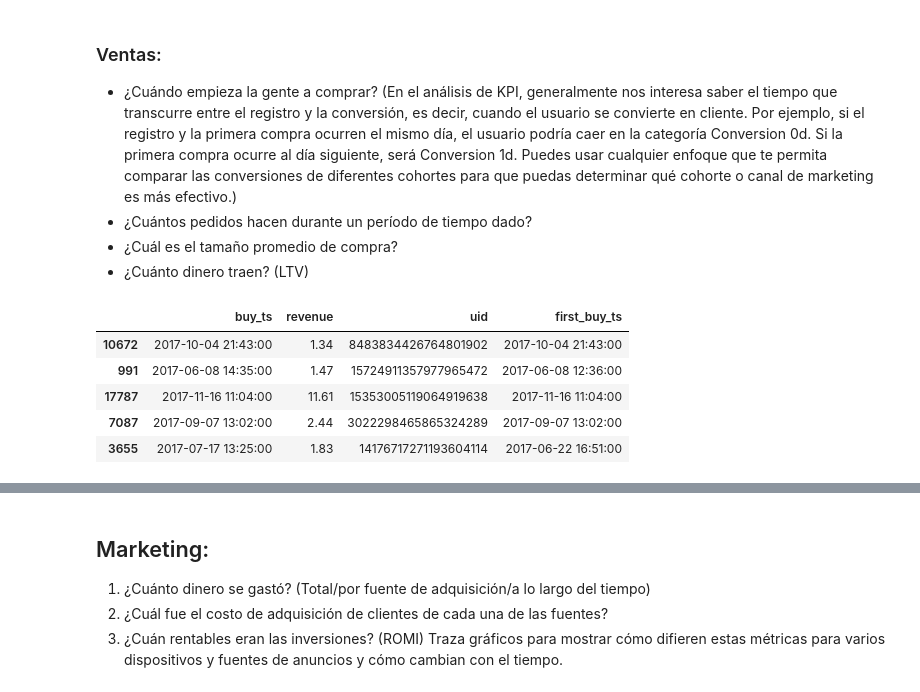
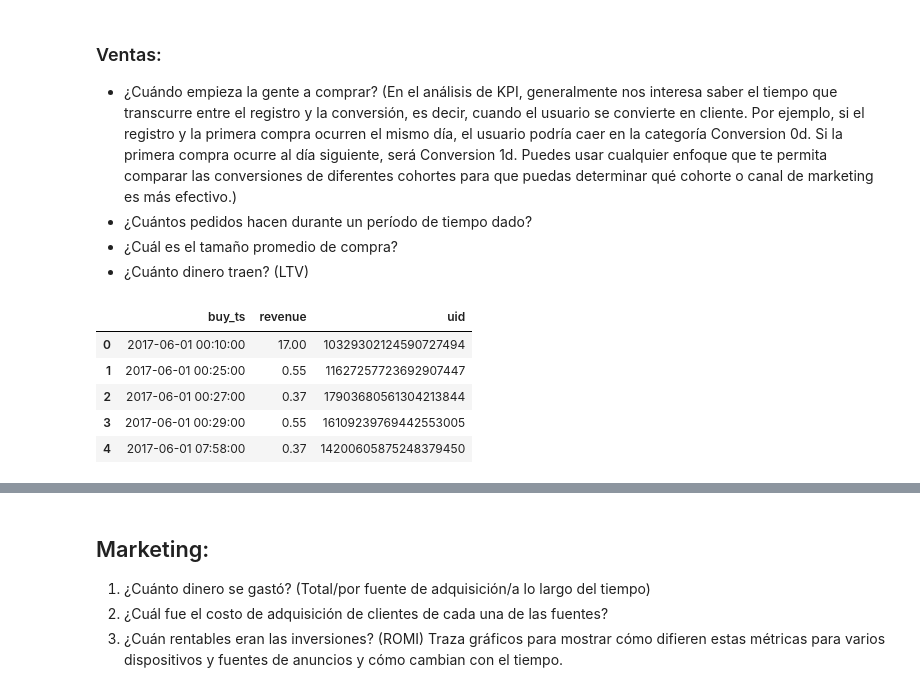
Before and after one commit to latostadorano/tt_s09_showz_tickets, a Jupyter notebook: s_09.ipynb, the cells around one changed output, grey strips where cells are left out. Cells and saved outputs as stored; diff of their text form; code cells hidden in the pictures.

```diff
--- a/s_09.ipynb
+++ b/s_09.ipynb
@@ -336,20 +338,22 @@ En la duración de la sesión y en el tiempo en que suelen regresar los usuarios
 - ¿Cuántos pedidos hacen durante un período de tiempo dado?
 - ¿Cuál es el tamaño promedio de compra?
 - ¿Cuánto dinero traen? (LTV)
+# %%
+orders.head()
+# %% [output]
+|  | buy_ts | revenue | uid |
+| 0 | 2017-06-01 00:10:00 | 17.00 | 10329302124590727494 |
+| 1 | 2017-06-01 00:25:00 | 0.55 | 11627257723692907447 |
+| 2 | 2017-06-01 00:27:00 | 0.37 | 17903680561304213844 |
+| 3 | 2017-06-01 00:29:00 | 0.55 | 16109239769442553005 |
+| 4 | 2017-06-01 07:58:00 | 0.37 | 14200605875248379450 |
 # %%
 # Fechas de primeras compras
 purchases = orders[orders.revenue > 0]
 first_purchase = purchases.groupby('uid')['buy_ts'].min().reset_index()
 first_purchase.columns = ['uid', 'first_buy_ts']
 orders = pd.merge(orders, first_purchase, on='uid')
-orders.sample(5)
+#orders.sample(5)
-# %% [output]
-|  | buy_ts | revenue | uid | first_buy_ts |
-| 10672 | 2017-10-04 21:43:00 | 1.34 | 8483834426764801902 | 2017-10-04 21:43:00 |
-| 991 | 2017-06-08 14:35:00 | 1.47 | 15724911357977965472 | 2017-06-08 12:36:00 |
-| 17787 | 2017-11-16 11:04:00 | 11.61 | 15353005119064919638 | 2017-11-16 11:04:00 |
-| 7087 | 2017-09-07 13:02:00 | 2.44 | 3022298465865324289 | 2017-09-07 13:02:00 |
-| 3655 | 2017-07-17 13:25:00 | 1.83 | 14176717271193604114 | 2017-06-22 16:51:00 |
 # %%
 # Fechas de registros
 registration = orders.groupby('uid')['buy_ts'].min().reset_index()
```
Also changed, not shown: parts of 13 cells of this notebook.
